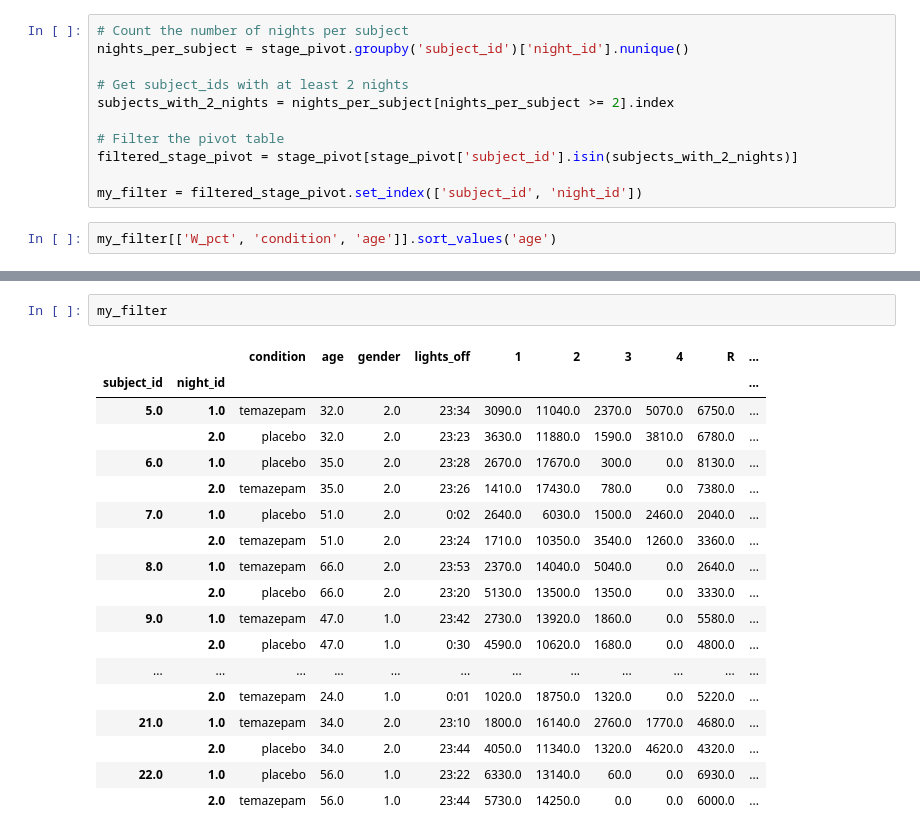
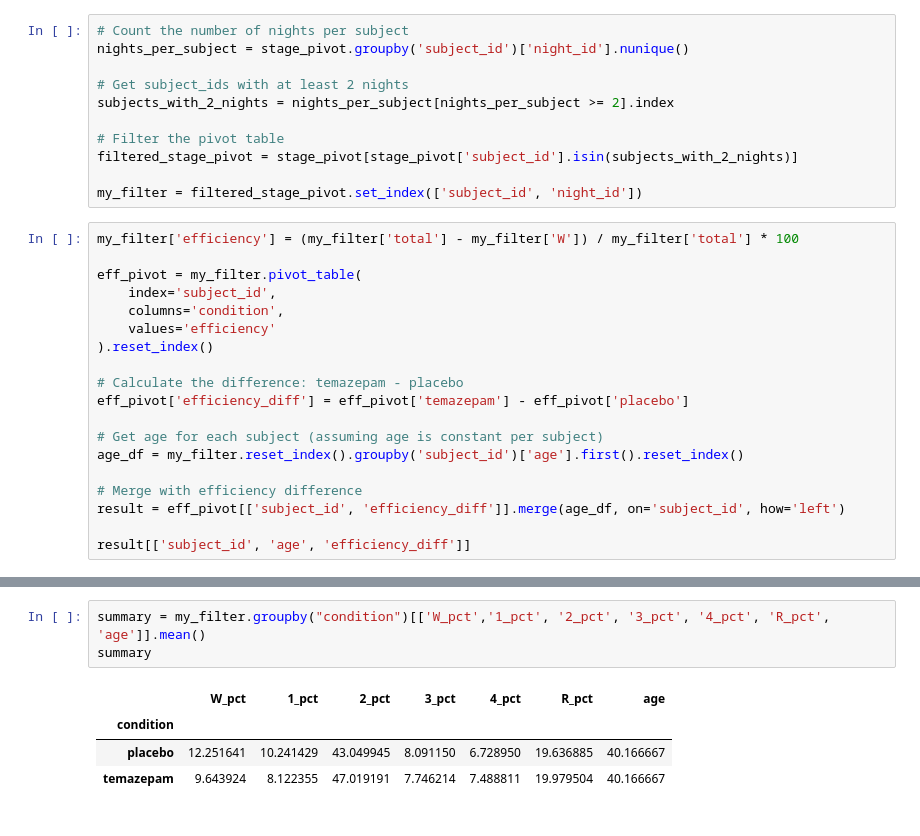
Before and after one commit to CONNIELIUGH/DSC106_Final_Project, a Jupyter notebook: notebooks/DSC_106_final_milan.ipynb, the cells around one changed output, grey strips where cells are left out. Drawn from its saved outputs; the diff is of its cells as text.

```diff
--- a/notebooks/DSC_106_final_milan.ipynb
+++ b/notebooks/DSC_106_final_milan.ipynb
@@ -243,5 +256,22 @@ filtered_stage_pivot = stage_pivot[stage_pivot['subject_id'].isin(subjects_with_
 
 my_filter = filtered_stage_pivot.set_index(['subject_id', 'night_id'])
 # %%
-my_filter[['W_pct', 'condition', 'age']].sort_values('age')
+my_filter['efficiency'] = (my_filter['total'] - my_filter['W']) / my_filter['total'] * 100
+
+eff_pivot = my_filter.pivot_table(
+    index='subject_id',
+    columns='condition',
+    values='efficiency'
+).reset_index()
+
+# Calculate the difference: temazepam - placebo
+eff_pivot['efficiency_diff'] = eff_pivot['temazepam'] - eff_pivot['placebo']
+
+# Get age for each subject (assuming age is constant per subject)
+age_df = my_filter.reset_index().groupby('subject_id')['age'].first().reset_index()
+
+# Merge with efficiency difference
+result = eff_pivot[['subject_id', 'efficiency_diff']].merge(age_df, on='subject_id', how='left')
+
+result[['subject_id', 'age', 'efficiency_diff']]
 # %% [output]
@@ -266,21 +319,8 @@ my_filter[['W_pct', 'condition', 'age']].sort_values('age')
 # %%
-my_filter
+summary = my_filter.groupby("condition")[['W_pct','1_pct', '2_pct', '3_pct', '4_pct', 'R_pct', 'age']].mean()
+summary
 # %% [output]
-|  |  | condition | age | gender | lights_off | 1 | 2 | 3 | 4 | R | ... |
-| subject_id | night_id |  |  |  |  |  |  |  |  |  | ... |
-| 5.0 | 1.0 | temazepam | 32.0 | 2.0 | 23:34 | 3090.0 | 11040.0 | 2370.0 | 5070.0 | 6750.0 | ... |
-|  | 2.0 | placebo | 32.0 | 2.0 | 23:23 | 3630.0 | 11880.0 | 1590.0 | 3810.0 | 6780.0 | ... |
-| 6.0 | 1.0 | placebo | 35.0 | 2.0 | 23:28 | 2670.0 | 17670.0 | 300.0 | 0.0 | 8130.0 | ... |
-|  | 2.0 | temazepam | 35.0 | 2.0 | 23:26 | 1410.0 | 17430.0 | 780.0 | 0.0 | 7380.0 | ... |
-| 7.0 | 1.0 | placebo | 51.0 | 2.0 | 0:02 | 2640.0 | 6030.0 | 1500.0 | 2460.0 | 2040.0 | ... |
-|  | 2.0 | temazepam | 51.0 | 2.0 | 23:24 | 1710.0 | 10350.0 | 3540.0 | 1260.0 | 3360.0 | ... |
-| 8.0 | 1.0 | temazepam | 66.0 | 2.0 | 23:53 | 2370.0 | 14040.0 | 5040.0 | 0.0 | 2640.0 | ... |
-|  | 2.0 | placebo | 66.0 | 2.0 | 23:20 | 5130.0 | 13500.0 | 1350.0 | 0.0 | 3330.0 | ... |
-| 9.0 | 1.0 | temazepam | 47.0 | 1.0 | 23:42 | 2730.0 | 13920.0 | 1860.0 | 0.0 | 5580.0 | ... |
-|  | 2.0 | placebo | 47.0 | 1.0 | 0:30 | 4590.0 | 10620.0 | 1680.0 | 0.0 | 4800.0 | ... |
-| ... | ... | ... | ... | ... | ... | ... | ... | ... | ... | ... | ... |
-|  | 2.0 | temazepam | 24.0 | 1.0 | 0:01 | 1020.0 | 18750.0 | 1320.0 | 0.0 | 5220.0 | ... |
-| 21.0 | 1.0 | temazepam | 34.0 | 2.0 | 23:10 | 1800.0 | 16140.0 | 2760.0 | 1770.0 | 4680.0 | ... |
-|  | 2.0 | placebo | 34.0 | 2.0 | 23:44 | 4050.0 | 11340.0 | 1320.0 | 4620.0 | 4320.0 | ... |
-| 22.0 | 1.0 | placebo | 56.0 | 1.0 | 23:22 | 6330.0 | 13140.0 | 60.0 | 0.0 | 6930.0 | ... |
-|  | 2.0 | temazepam | 56.0 | 1.0 | 23:44 | 5730.0 | 14250.0 | 0.0 | 0.0 | 6000.0 | ... |
+|  | W_pct | 1_pct | 2_pct | 3_pct | 4_pct | R_pct | age |
+| condition |  |  |  |  |  |  |  |
+| placebo | 12.251641 | 10.241429 | 43.049945 | 8.091150 | 6.728950 | 19.636885 | 40.166667 |
+| temazepam | 9.643924 | 8.122355 | 47.019191 | 7.746214 | 7.488811 | 19.979504 | 40.166667 |
```
Also changed, not shown: parts of 6 cells of this notebook, 2 other files.
